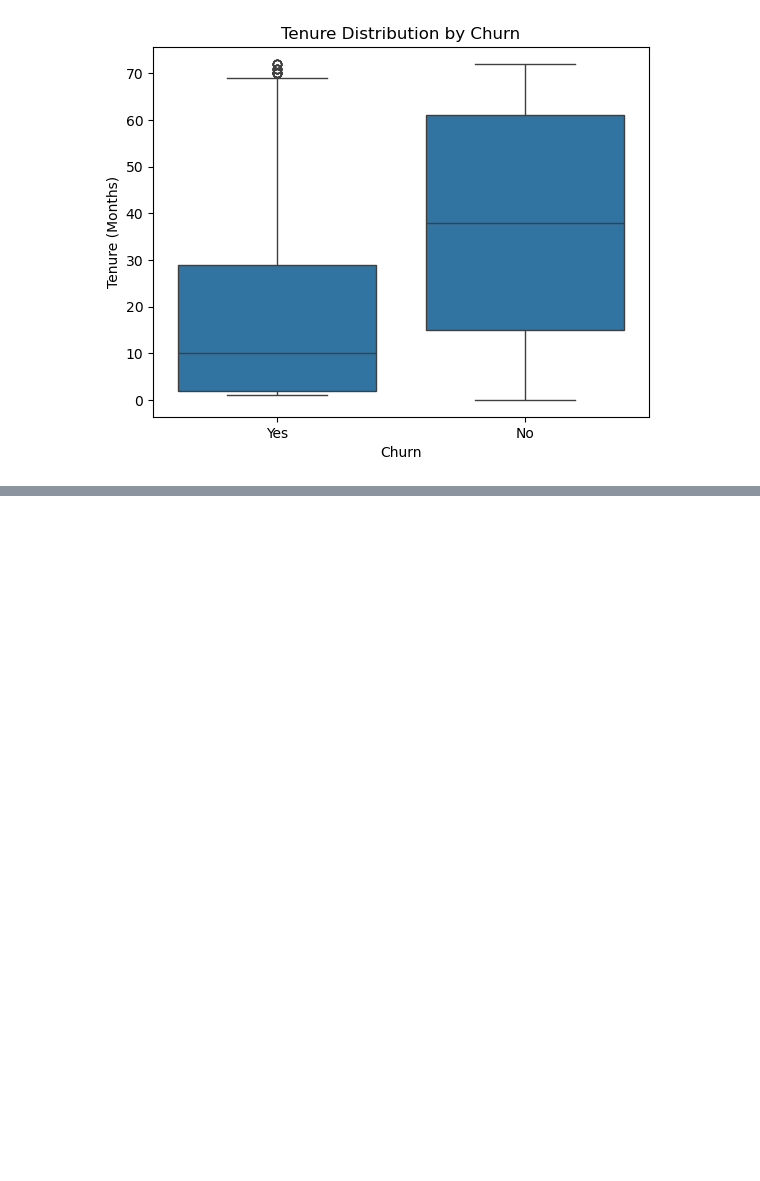
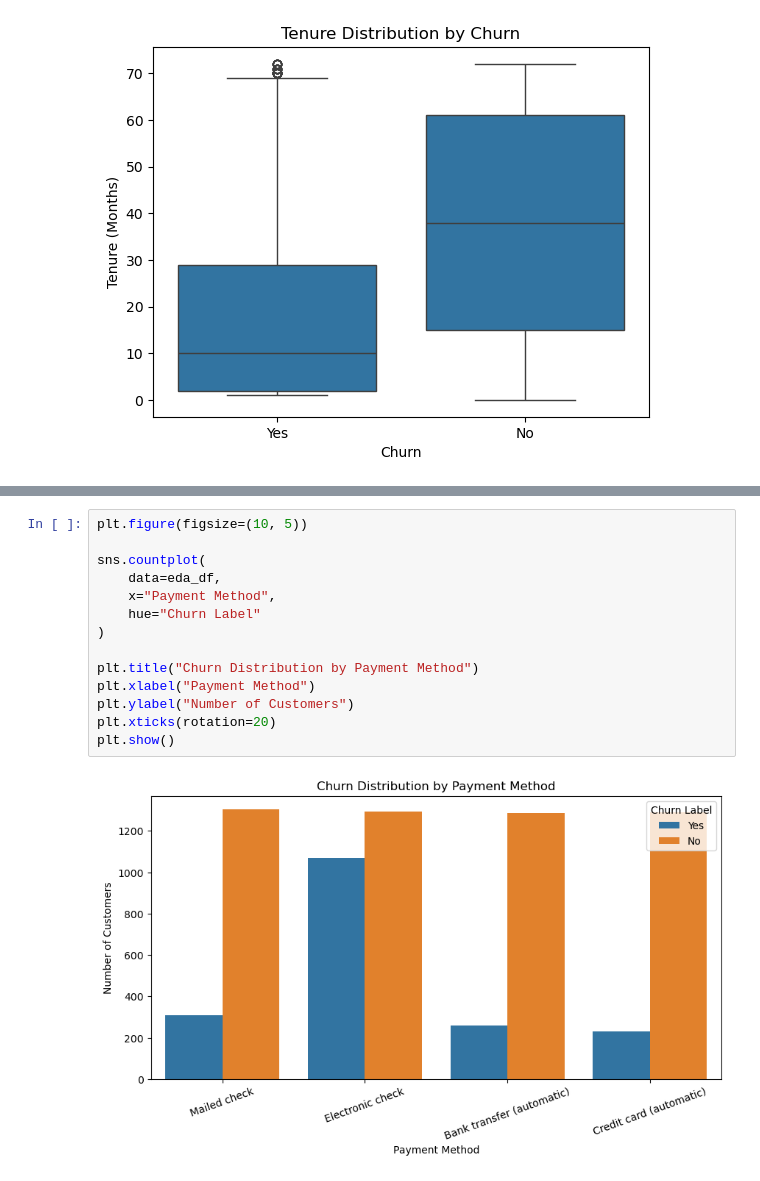
Before and after one commit to RATHICK2951/Data-Analytics---Batch10-, a Jupyter notebook: Notebook/EDA.ipynb, the cells around one changed output, grey strips where cells are left out. Drawn from its saved outputs; the diff is of its cells as text; blank space fills up the shorter version.

```diff
--- a/Notebook/EDA.ipynb
+++ b/Notebook/EDA.ipynb
@@ -160,0 +218,16 @@ plt.show()
+# %%
+plt.figure(figsize=(10, 5))
+
+sns.countplot(
+    data=eda_df,
+    x="Payment Method",
+    hue="Churn Label"
+)
+
+plt.title("Churn Distribution by Payment Method")
+plt.xlabel("Payment Method")
+plt.ylabel("Number of Customers")
+plt.xticks(rotation=20)
+plt.show()
+# %% [output]
+[figure, added]
```
Also changed, not shown: parts of 24 cells of this notebook.
